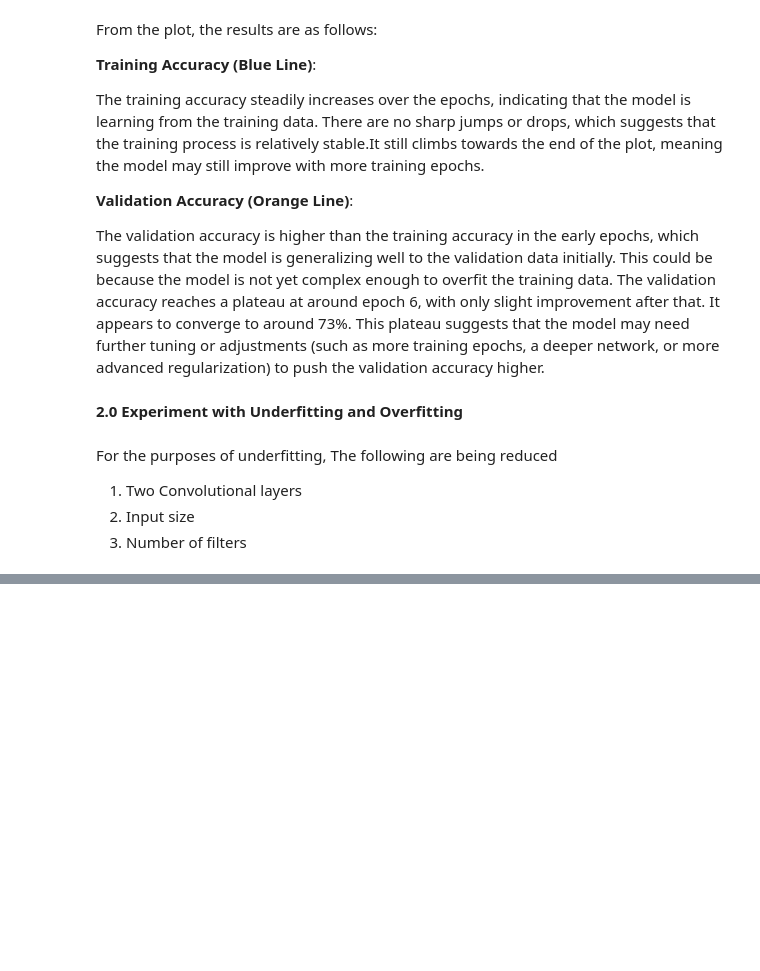
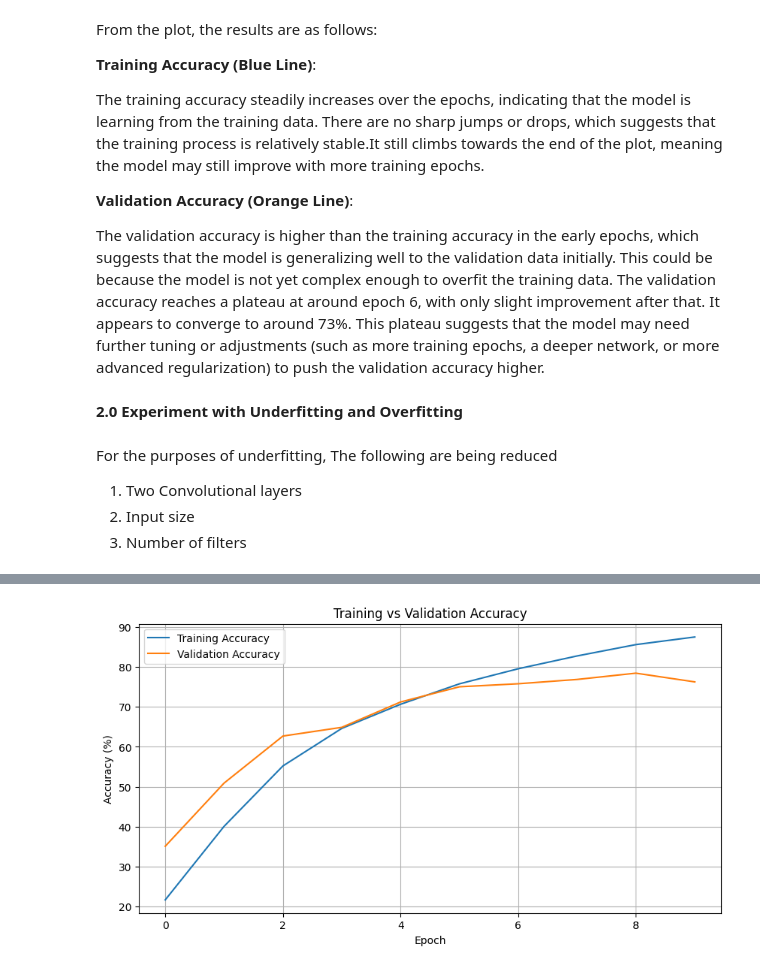
Before and after one commit to AmoguJUduka/MachineLearning, a Jupyter notebook: DeepLearningAssignments/HW3.ipynb, the cells around one changed output, grey strips where cells are left out. Drawn from its saved outputs; the diff is of its cells as text; code cells hidden in the pictures; blank space fills up the shorter version.

```diff
--- a/DeepLearningAssignments/HW3.ipynb
+++ b/DeepLearningAssignments/HW3.ipynb
@@ -295,0 +517,74 @@ For the purposes of underfitting, The following are being reduced
+# %%
+# Load VGG16 model and modify the final layer for CIFAR-10 (10 classes)
+device = torch.device("cuda" if torch.cuda.is_available() else "cpu")
+vgg16 = models.vgg16(pretrained=False)
+vgg16.classifier[6] = nn.Linear(4096, 10)  # Adjust for CIFAR-10
+vgg16 = vgg16.to(device)
+
+# Define loss function and optimizer
+criterion = nn.CrossEntropyLoss()
+optimizer = optim.SGD(vgg16.parameters(), lr=0.01, momentum=0.9, weight_decay=5e-4)
+
+# Training and evaluation lists to plot accuracy later
+train_accuracies = []
+val_accuracies = []
+
+
+for epoch in range(num_of_epochs):
+    vgg16.train()  # Set model to training mode
+    running_loss = 0.0
+    correct = 0
+    total = 0
+
+    for i, (inputs, labels) in enumerate(trainloader):
+        inputs, labels = inputs.to(device), labels.to(device)
+
+        optimizer.zero_grad()  # Zero the parameter gradients
+        outputs = vgg16(inputs)  # Forward pass
+        loss = criterion(outputs, labels)  # Calculate loss
+        loss.backward()  # Backward pass
+        optimizer.step()  # Optimize weights
+
+        running_loss += loss.item()
+
+        # Calculate training accuracy
+        _, predicted = outputs.max(1)
+        total += labels.size(0)
+        correct += predicted.eq(labels).sum().item()
+
+    train_acc = 100. * correct / total
+    train_accuracies.append(train_acc)
+    print(f'Epoch {epoch+1}, Loss: {running_loss/len(trainloader):.3f}, Training Accuracy: {train_acc:.2f}%')
+
+    # Validation loop
+    vgg16.eval()  # Set model to evaluation mode
+    val_loss = 0
+    correct = 0
+    total = 0
+    with torch.no_grad():
+        for inputs, labels in testloader:
+            inputs, labels = inputs.to(device), labels.to(device)
+            outputs = vgg16(inputs)
+            loss = criterion(outputs, labels)
+            val_loss += loss.item()
+
+            # Calculate validation accuracy
+            _, predicted = outputs.max(1)
+            total += labels.size(0)
+            correct += predicted.eq(labels).sum().item()
+
+    val_acc = 100. * correct / total
+    val_accuracies.append(val_acc)
+    print(f'Validation Accuracy after Epoch {epoch+1}: {val_acc:.2f}%')
+
+# Plot Training and Validation Accuracy
+plt.figure(figsize=(10, 5))
+plt.plot(train_accuracies, label='Training Accuracy')
+plt.plot(val_accuracies, label='Validation Accuracy')
+plt.xlabel('Epoch')
+plt.ylabel('Accuracy (%)')
+plt.title('Training vs Validation Accuracy')
+plt.legend()
+plt.grid()
+plt.show()
+# %% [output]
@@ -295,0 +611 @@ For the purposes of underfitting, The following are being reduced
+[figure, added]
```
Also changed, not shown: parts of 8 cells of this notebook.
